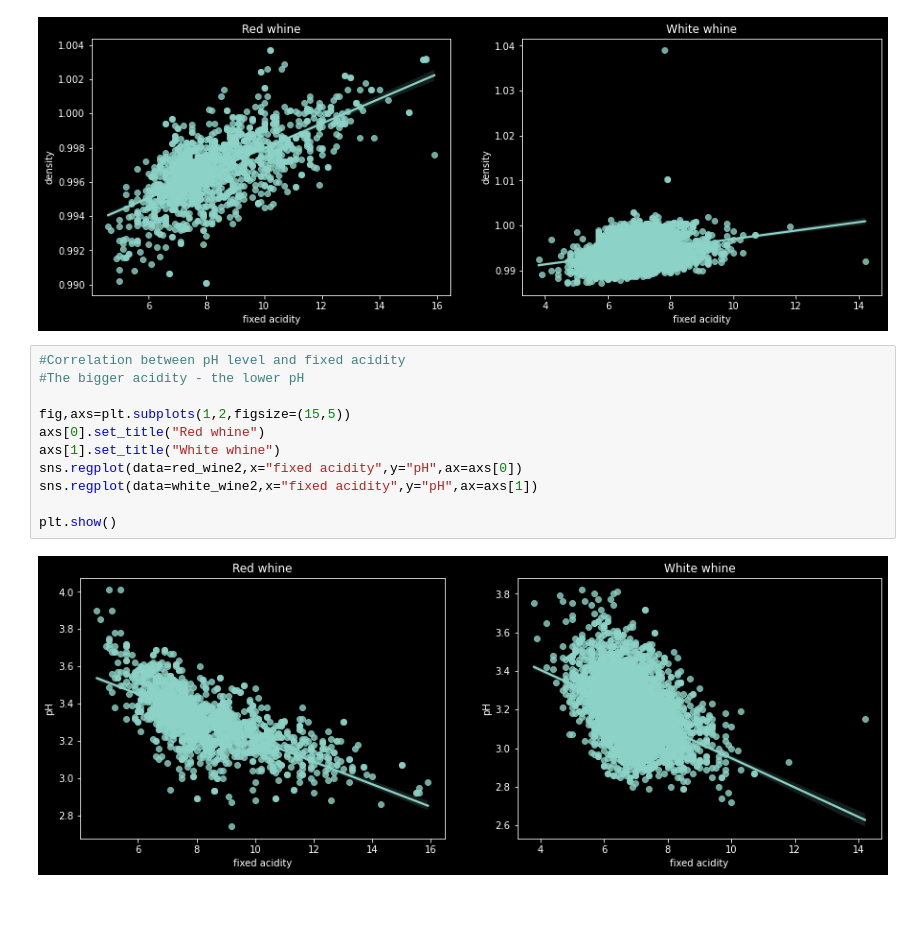
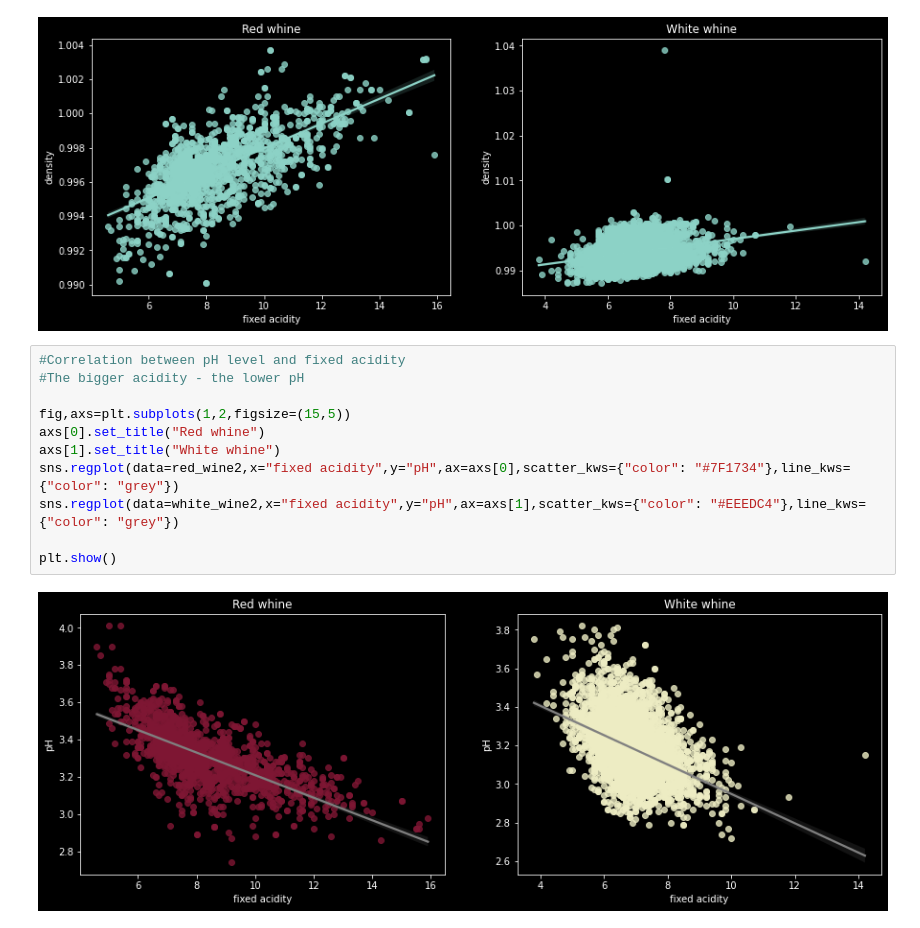
Before and after one commit to YanaOrf/BlueBerryWinery, a Jupyter notebook: BlueBerryWinery.ipynb, the cells around one changed output. Saved outputs shown, nothing was run; the diff lists cells and outputs as text.

```diff
--- a/BlueBerryWinery.ipynb
+++ b/BlueBerryWinery.ipynb
@@ -614,13 +623,13 @@ plt.show()
 # %%
 #Correlation between pH level and fixed acidity
 #The bigger acidity - the lower pH
 
 fig,axs=plt.subplots(1,2,figsize=(15,5))
 axs[0].set_title("Red whine")
 axs[1].set_title("White whine")
-sns.regplot(data=red_wine2,x="fixed acidity",y="pH",ax=axs[0])
-sns.regplot(data=white_wine2,x="fixed acidity",y="pH",ax=axs[1])
+sns.regplot(data=red_wine2,x="fixed acidity",y="pH",ax=axs[0],scatter_kws={"color": "#7F1734"},line_kws={"color": "grey"})
+sns.regplot(data=white_wine2,x="fixed acidity",y="pH",ax=axs[1],scatter_kws={"color": "#EEEDC4"},line_kws={"color": "grey"})
 
 plt.show()
 # %% [output]
-[figure, old version]
+[figure, new version]
```
Also changed, not shown: parts of 10 cells of this notebook.
